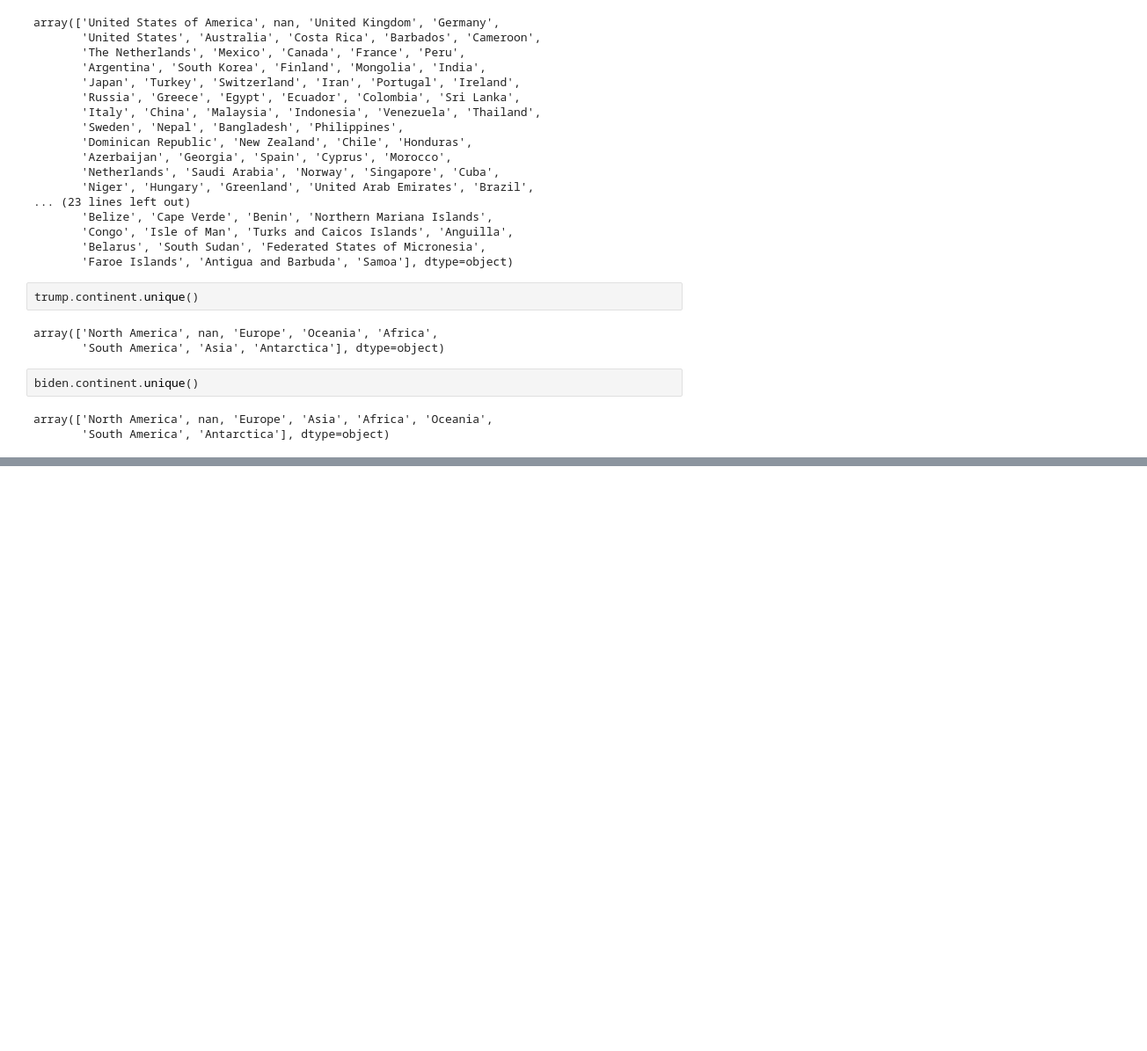
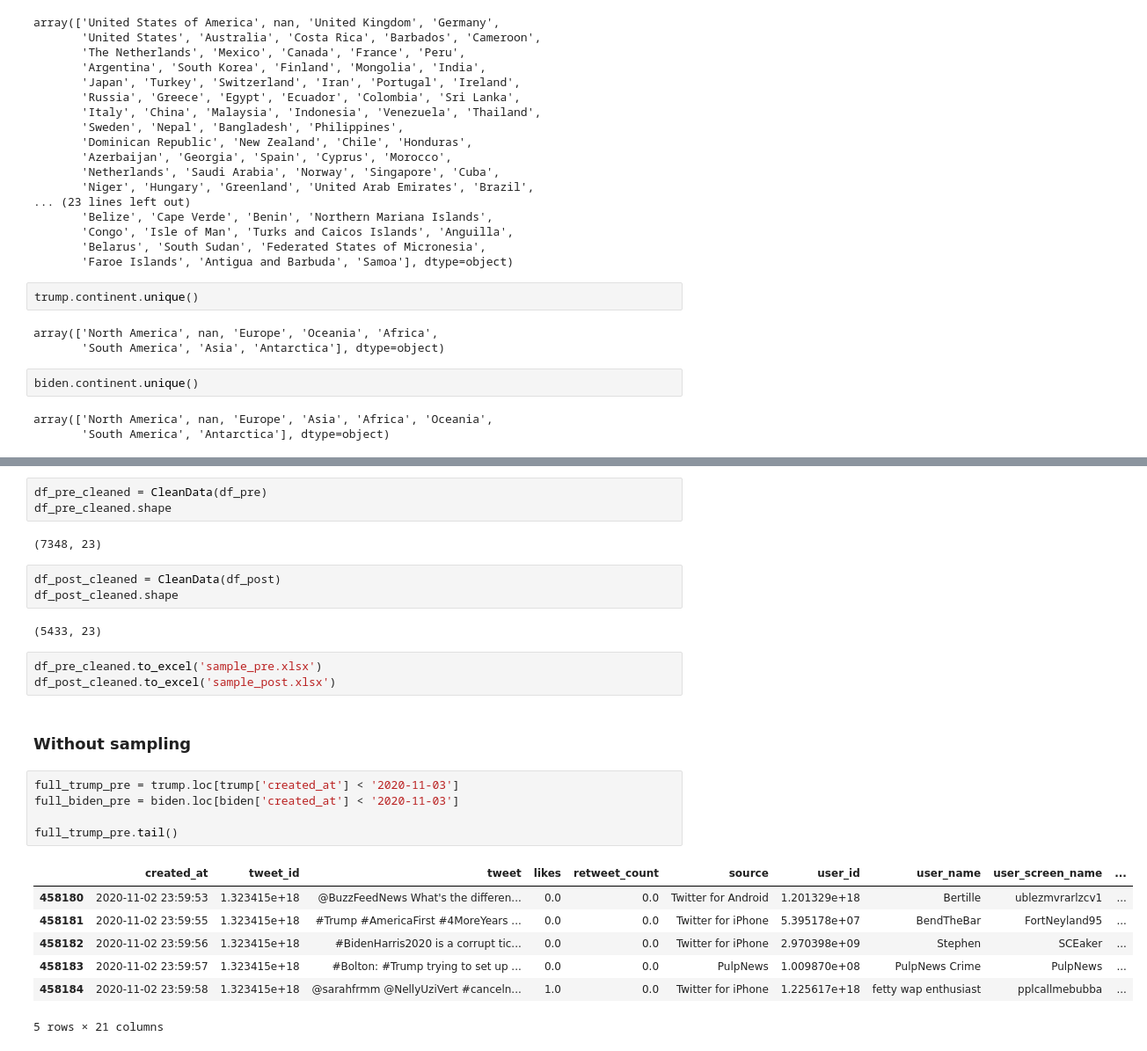
Before and after one commit to cl-xy/us-politics-social-media, a Jupyter notebook: data cleaning.ipynb, the cells around one changed output, grey strips where cells are left out. Shown at 88% size. Saved outputs shown, nothing was run; the diff lists cells and outputs as text; blank space fills up the shorter version.

Commit message:
updated data cleaning, topic modeling

```diff
--- a/data cleaning.ipynb
+++ b/data cleaning.ipynb
@@ -256,0 +189,28 @@ array(['United States', 'United Kingdom', 'Poland', 'China', 'Spain',
+# %%
+df_pre_cleaned = CleanData(df_pre)
+df_pre_cleaned.shape
+# %% [output]
+(7348, 23)
+# %%
+df_post_cleaned = CleanData(df_post)
+df_post_cleaned.shape
+# %% [output]
+(5433, 23)
+# %%
+df_pre_cleaned.to_excel('sample_pre.xlsx')
+df_post_cleaned.to_excel('sample_post.xlsx')
+# %% [markdown]
+### Without sampling
+# %%
+full_trump_pre = trump.loc[trump['created_at'] < '2020-11-03']
+full_biden_pre = biden.loc[biden['created_at'] < '2020-11-03']
+
+full_trump_pre.tail()
+# %% [output]
+|  | created_at | tweet_id | tweet | likes | retweet_count | source | user_id | user_name | user_screen_name | ... |
+| 458180 | 2020-11-02 23:59:53 | 1.323415e+18 | @BuzzFeedNews What's the differen... | 0.0 | 0.0 | Twitter for Android | 1.201329e+18 | Bertille | ublezmvrarlzcv1 | ... |
+| 458181 | 2020-11-02 23:59:55 | 1.323415e+18 | #Trump #AmericaFirst #4MoreYears ... | 0.0 | 0.0 | Twitter for iPhone | 5.395178e+07 | BendTheBar | FortNeyland95 | ... |
+| 458182 | 2020-11-02 23:59:56 | 1.323415e+18 | #BidenHarris2020 is a corrupt tic... | 0.0 | 0.0 | Twitter for iPhone | 2.970398e+09 | Stephen | SCEaker | ... |
+| 458183 | 2020-11-02 23:59:57 | 1.323415e+18 | #Bolton: #Trump trying to set up ... | 0.0 | 0.0 | PulpNews | 1.009870e+08 | PulpNews Crime | PulpNews | ... |
+| 458184 | 2020-11-02 23:59:58 | 1.323415e+18 | @sarahfrmm @NellyUziVert #canceln... | 1.0 | 0.0 | Twitter for iPhone | 1.225617e+18 | fetty wap enthusiast | pplcallmebubba | ... |
+5 rows × 21 columns
```
Also changed, not shown: parts of 23 cells of this notebook, 8 other files.
